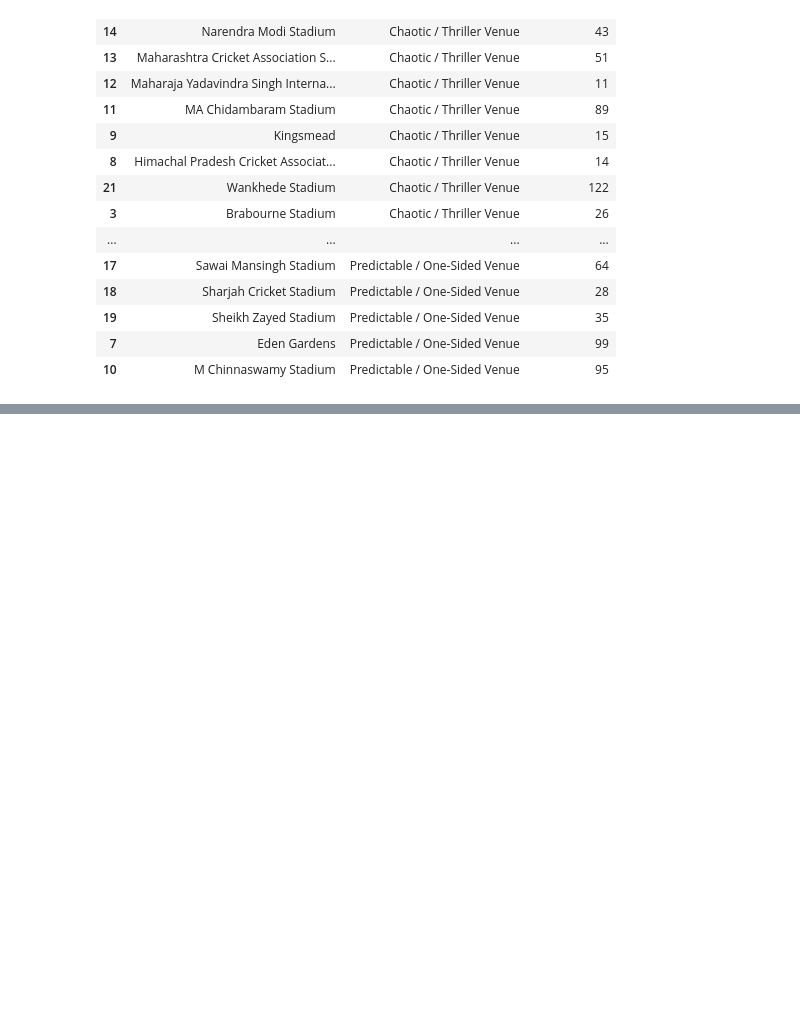
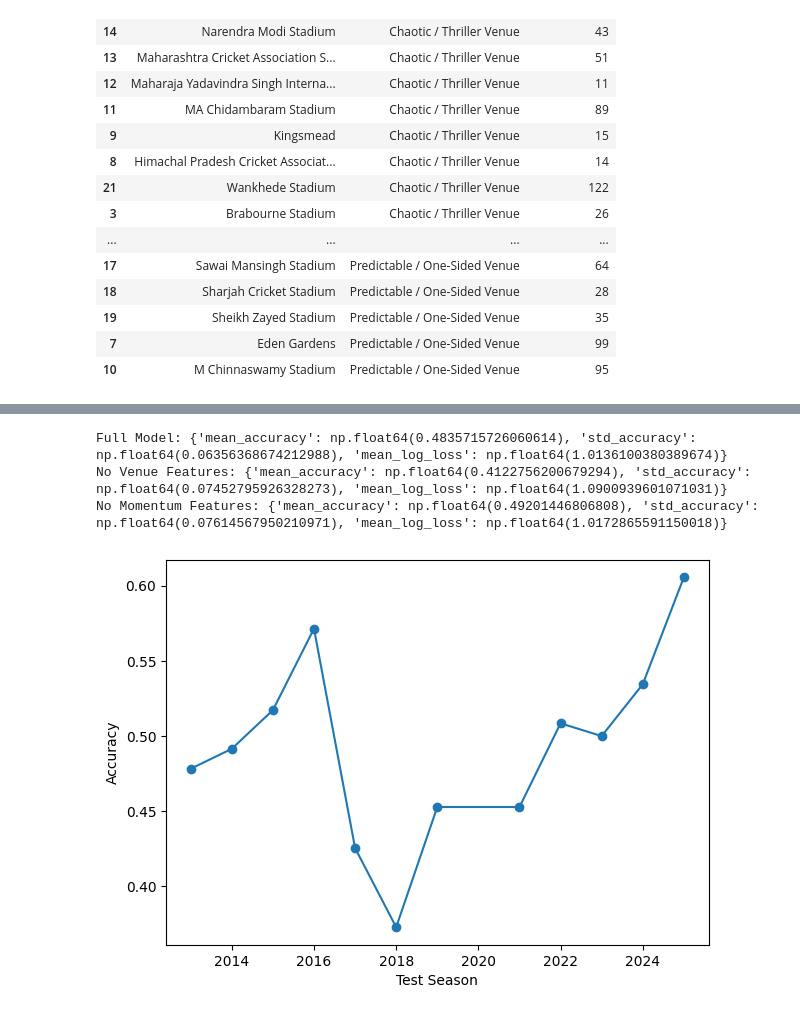
Before and after one commit to kannanvellayan04-spec/ipl-venue-app, a Jupyter notebook: webscraptry1.ipynb, the cells around one changed output, grey strips where cells are left out. Cells and saved outputs as stored; diff of their text form; code cells hidden in the pictures; blank space fills up the shorter version.

```diff
--- a/webscraptry1.ipynb
+++ b/webscraptry1.ipynb
@@ -847,0 +2316,30 @@ os.getcwd()
+# %%
+from sklearn.model_selection import GridSearchCV
+
+param_grid = {
+    'model__C': [0.01, 0.1, 1, 5, 10, 50]
+}
+
+pipeline = Pipeline([
+    ('scaler', StandardScaler()),
+    ('model', LogisticRegression(
+        max_iter=2000,
+        multi_class='multinomial',
+        solver='lbfgs'
+    ))
+])
+
+grid = GridSearchCV(
+    pipeline,
+    param_grid,
+    cv=3,
+    scoring='accuracy',
+    n_jobs=-1
+)
+
+grid.fit(X_train, y_train)
+
+best_model = grid.best_estimator_
+
+y_pred = best_model.predict(X_test)
+y_prob = best_model.predict_proba(X_test)
@@ -847,0 +2577,34 @@ os.getcwd()
+# %%
+# Full model
+full_results = rolling_validation(full_features)
+
+# Remove venue intelligence
+no_venue_results = rolling_validation(momentum_features)
+
+# Remove momentum/team features
+no_momentum_results = rolling_validation(venue_features)
+
+print("Full Model:", full_results)
+print("No Venue Features:", no_venue_results)
+print("No Momentum Features:", no_momentum_results)
+# %% [output]
+Full Model: {'mean_accuracy': np.float64(0.4835715726060614), 'std_accuracy': np.float64(0.06356368674212988), 'mean_log_loss': np.float64(1.0136100380389674)}
+No Venue Features: {'mean_accuracy': np.float64(0.4122756200679294), 'std_accuracy': np.float64(0.07452795926328273), 'mean_log_loss': np.float64(1.0900939601071031)}
+No Momentum Features: {'mean_accuracy': np.float64(0.49201446806808), 'std_accuracy': np.float64(0.07614567950210971), 'mean_log_loss': np.float64(1.0172865591150018)}
+# %%
+plt.figure(figsize=(7,5))
+
+plt.plot(rolling_results['test_season'],
+         rolling_results['accuracy'],
+         marker='o')
+
+plt.xlabel("Test Season")
+plt.ylabel("Accuracy")
+
+plt.savefig("Figure5_RollingTemporalStability.png",
+            dpi=600,
+            bbox_inches="tight")
+
+plt.show()
+# %% [output]
+[figure, added]
```
Also changed, not shown: parts of 161 cells of this notebook, 18 other files.
